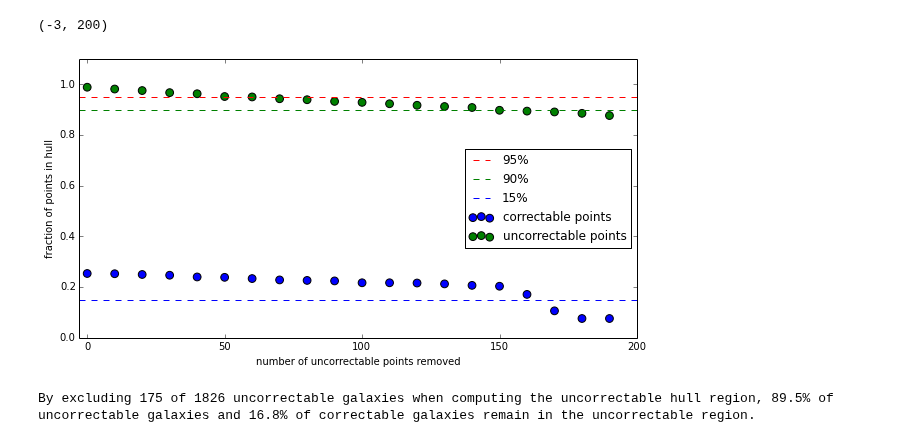
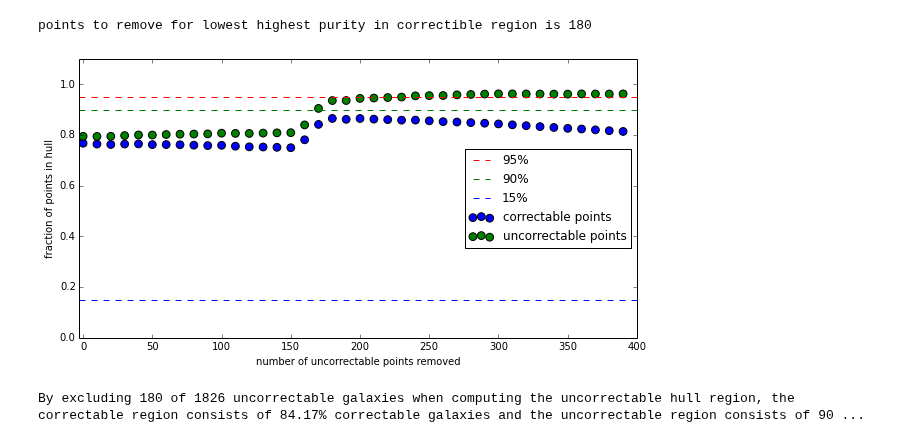
Before and after one commit to willettk/gzhubble, a Jupyter notebook: python/ferengi_smooth_function.ipynb, the cells around one changed output. Cells and saved outputs as stored; diff of their text form; code cells hidden in the pictures.

Commit message:
updated notebooks with new values using hull method

```diff
--- a/python/ferengi_smooth_function.ipynb
+++ b/python/ferengi_smooth_function.ipynb
@@ -176,47 +181,65 @@ def new_convex_hull(total_points_to_remove,points_at_a_time):
 
     #Now loop - eliminate point by point, recalculate hull, then check the ratio of correctable:uncorrectable points. Find the minimum.
     i_list=[]
-    co_fraction=[]
-    un_fraction=[]
-    N=len(new_un_array)
+    blue_outside_hull_fraction=[]
+    green_inside_hull_fraction=[]
+    N=len(new_un_array) # number of points in original hull
     for i in range(0,total_points_to_remove/points_at_a_time):
         #delete furthest point from center
         for j in range(0,points_at_a_time):
             new_un_array=np.delete(new_un_array,len(new_un_array)-1,0)
+        #new_un_array is the new uncorrectable points considered for hull
         #new hull with furthest point removed
         new_hull=ConvexHull(new_un_array)
-
+        #now we want to know how many points are in new hull (uncorrectable + correctable)
+        #number of green in hull is just the length of new_un_array
+        #number of blue in hull:
+        N_blue_in_hull = number_of_points_in_hull(correctable_array.T,new_un_array)
+        N_in_hull = len(new_un_array) + N_blue_in_hull
+        #fraction of points in hull that are green:
+        green_frac_in_hull = float(len(new_un_array))/N_in_hull
+        #now want fraction of blue points outside of hull:
+        #total number of points outside hull:
+        total_outside_hull = len(correctable_array.T)+len(uncorrectable_array.T) - len(new_un_array)
+        N_blue_outside_hull = len(correctable_array.T) - N_blue_in_hull
+        blue_frac_outside_hull = float(N_blue_outside_hull)/total_outside_hull
         #track how many correctable and uncorrectable points are in hull with each iteration:
         i_list.append(points_at_a_time*i)
-        co_fraction.append(float(number_of_points_in_hull(correctable_array.T,new_un_array))/len(correctable_array.T))
-        un_fraction.append(float(number_of_points_in_hull(uncorrectable_array.T,new_un_array))/len(uncorrectable_array.T))
-    return i_list,co_fraction,un_fraction,new_hull,new_un_array
+        green_inside_hull_fraction.append(green_frac_in_hull)
+        blue_outside_hull_fraction.append(blue_frac_outside_hull)
+    return i_list,blue_outside_hull_fraction,green_inside_hull_fraction,new_hull,new_un_array
 # %%
 #Try removing a 200 points, 10 at a time:
-i_list,co_fraction,un_fraction,new_hull,new_un_array=new_convex_hull(200,10)
+i_list,co_fraction,un_fraction,new_hull,new_un_array=new_convex_hull(400,10)
 # %%
 f=plt.figure(figsize=(10,5))
 plt.scatter(i_list,co_fraction,label='correctable points',s=60)
 plt.scatter(i_list,un_fraction,label='uncorrectable points',s=60,c='g')
 plt.xlabel('number of uncorrectable points removed')
 plt.ylabel('fraction of points in hull')
 plt.axhline(y=0.95,ls='dashed',label='95%',c='r')
 plt.axhline(y=0.9,ls='dashed',label='90%',c='g')
 plt.axhline(y=0.15,ls='dashed',label='15%',c='b')
 plt.legend(loc='center right')
 plt.ylim(0,1.1)
-plt.xlim(-3,200)
+plt.xlim(-3,400)
+
+max_frac=np.max(co_fraction)
+for i,val in enumerate(co_fraction):
+    if val==max_frac:
+        max_points=i*10
+print 'points to remove for highest purity in correctible region is %i'%max_points
 # %% [output]
-(-3, 200)
+points to remove for lowest highest purity in correctible region is 180
-[figure, old version]
+[figure, new version]
 # %%
 #Based on above plot, determine how many points are appropriate to cut from hull to make final version:
-N_to_cut=175
-i_list,co_fraction,un_fraction,new_hull,new_un_array=new_convex_hull(N_to_cut,1)
-print 'By excluding %s of %s uncorrectable galaxies when computing the uncorrectable hull region, %s%% of uncorrectable galaxies and %s%% of correctable galaxies remain in the uncorrectable region.' %(N_to_cut,len(uncorrectable_array.T),round(un_fraction[len(un_fraction)-1],3)*100.,round(co_fraction[len(co_fraction)-1],3)*100.
+#N_to_cut=180
+#i_list,co_fraction,un_fraction,new_hull,new_un_array=new_convex_hull(N_to_cut,1)
+print 'By excluding %s of %s uncorrectable galaxies when computing the uncorrectable hull region, the correctable region consists of %s%% correctable galaxies and the uncorrectable region consists of %s%% of uncorrectable galaxies.' %(N_to_cut,len(uncorrectable_array.T),round(np.max(co_fraction)*100,2),round(np.max(un_fraction)*100,2)
 )
 # %% [output]
-By excluding 175 of 1826 uncorrectable galaxies when computing the uncorrectable hull region, 89.5% of uncorrectable galaxies and 16.8% of correctable galaxies remain in the uncorrectable region.
+By excluding 180 of 1826 uncorrectable galaxies when computing the uncorrectable hull region, the correctable region consists of 84.17% correctable galaxies and the uncorrectable region consists of 90 ...
 # %%
 #3D plot of old hull
 fig = plt.figure(figsize=(20,10))
```
Also changed, not shown: parts of 7 cells of this notebook, 2 other files.
